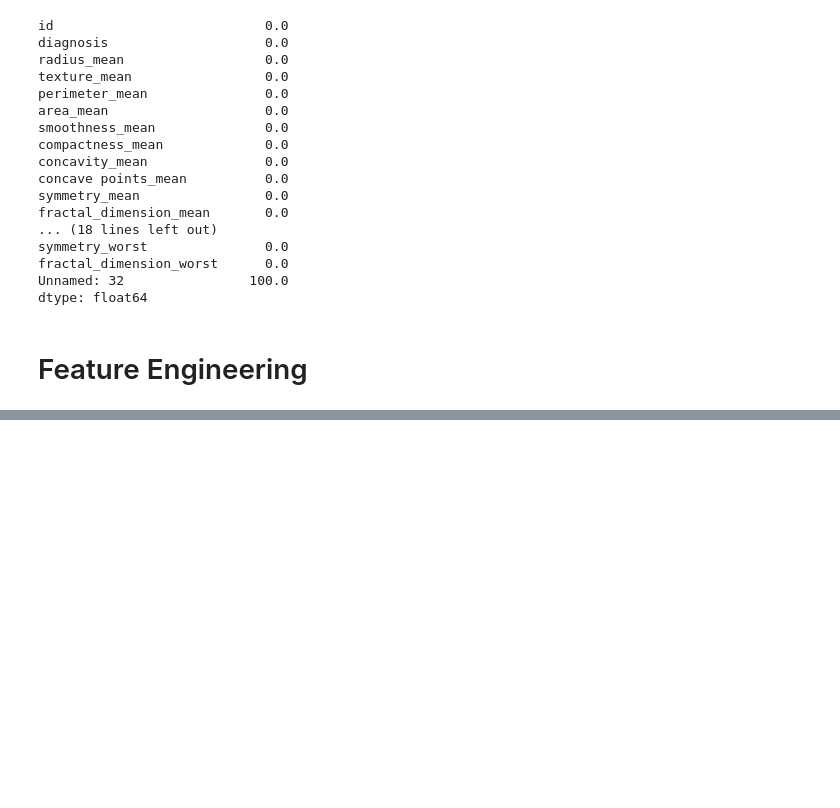
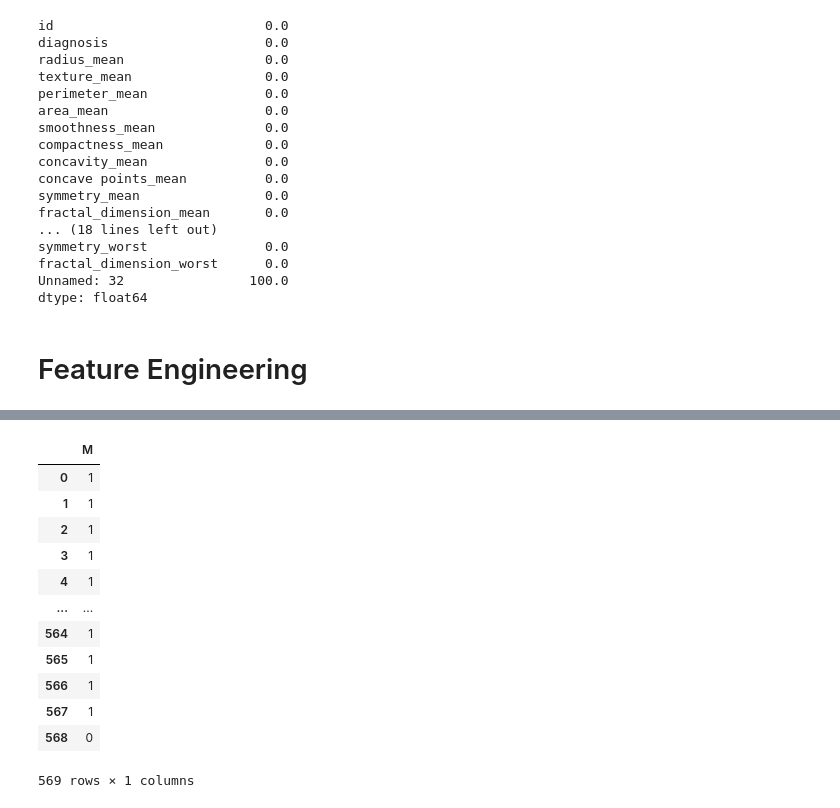
Before and after one commit to riya72/Breast, a Jupyter notebook: Breast.ipynb, the cells around one changed output, grey strips where cells are left out. Drawn from its saved outputs; the diff is of its cells as text; code cells hidden in the pictures; blank space fills up the shorter version.

```diff
--- a/Breast.ipynb
+++ b/Breast.ipynb
@@ -173,0 +252,18 @@ dtype: float64
+# %%
+# one hot encoding
+diagnosis1=pd.get_dummies(Breast["diagnosis"],drop_first=True)
+diagnosis1
+# %% [output]
+|  | M |
+| 0 | 1 |
+| 1 | 1 |
+| 2 | 1 |
+| 3 | 1 |
+| 4 | 1 |
+| ... | ... |
+| 564 | 1 |
+| 565 | 1 |
+| 566 | 1 |
+| 567 | 1 |
+| 568 | 0 |
+569 rows × 1 columns
```
Also changed, not shown: parts of 18 cells of this notebook.
